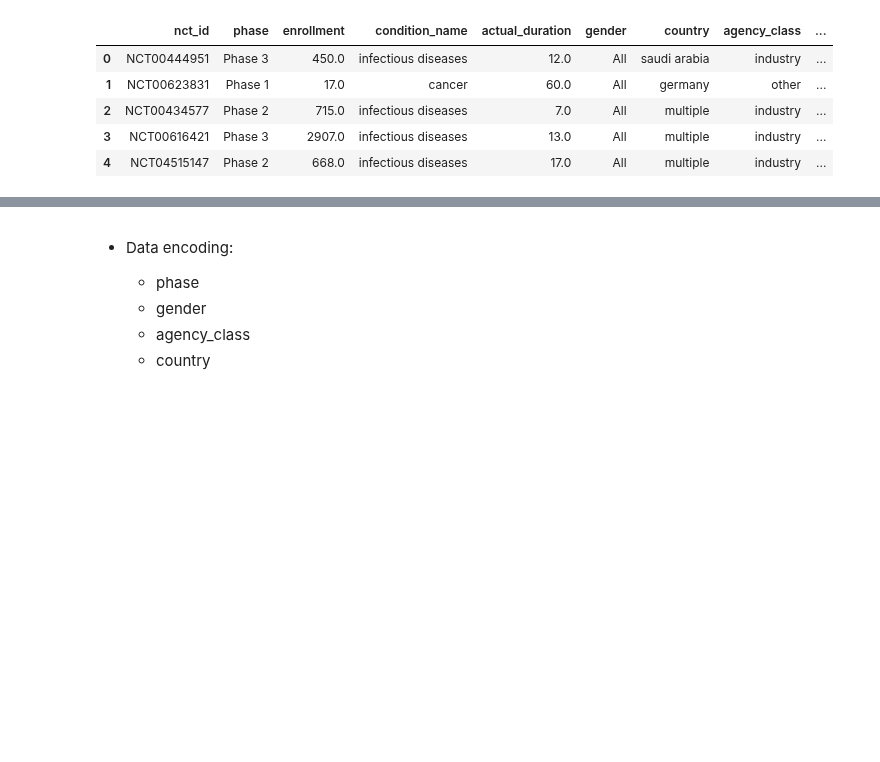
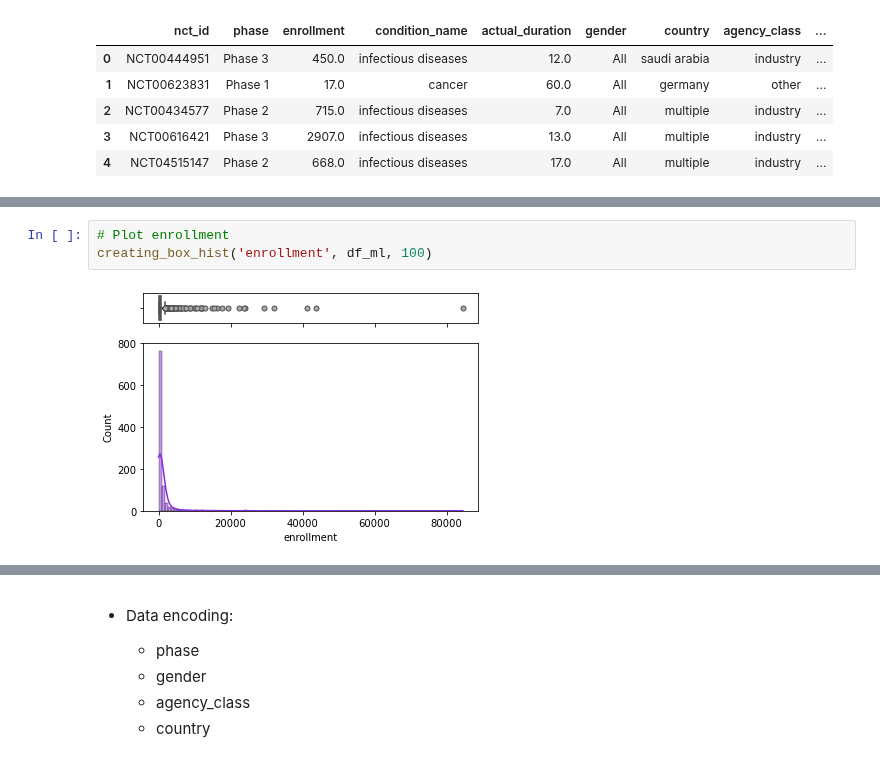
Before and after one commit to brunalos/clinical-trials-ml, a Jupyter notebook: dropout_rates_model.ipynb, the cells around one changed output, grey strips where cells are left out. Saved outputs shown, nothing was run; the diff lists cells and outputs as text; blank space fills up the shorter version.

```diff
--- a/dropout_rates_model.ipynb
+++ b/dropout_rates_model.ipynb
@@ -52,0 +125,5 @@ df_ml.head()
+# %%
+# Plot enrollment
+creating_box_hist('enrollment', df_ml, 100)
+# %% [output]
+[figure, added]
```
Also changed, not shown: parts of 20 cells of this notebook, 1 other file.
